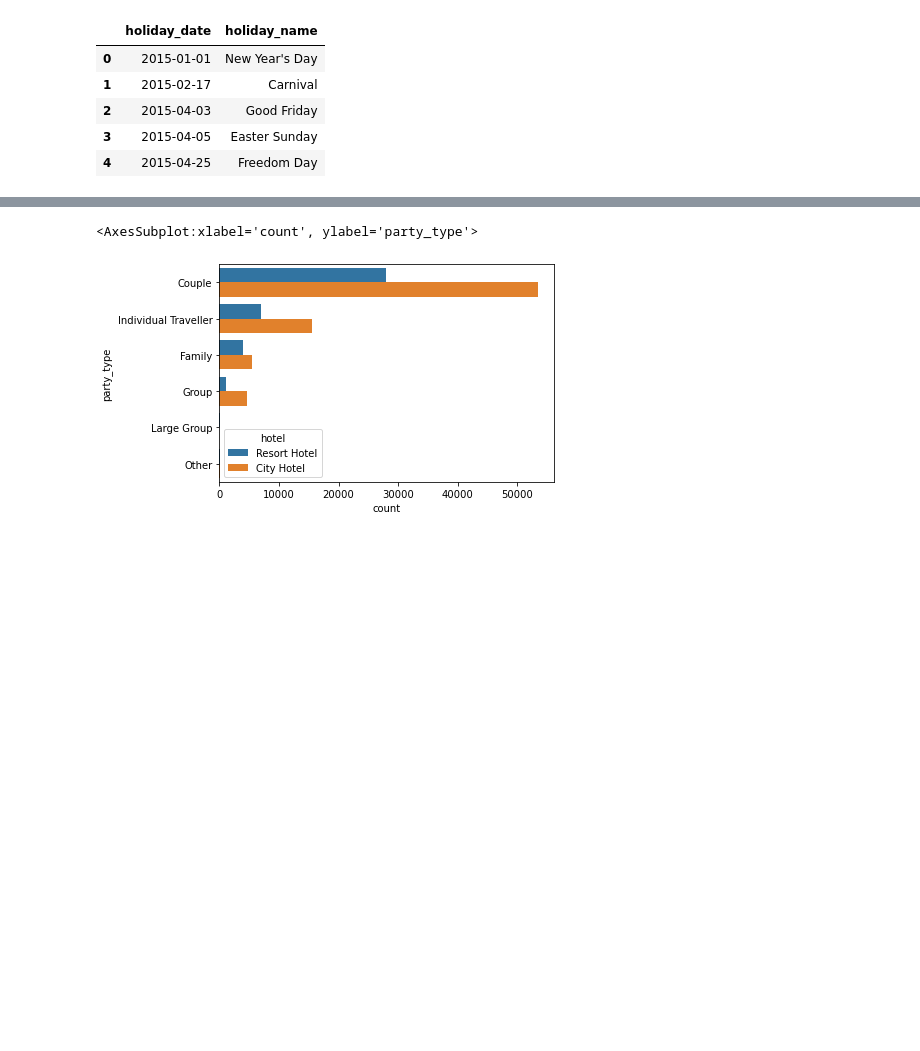
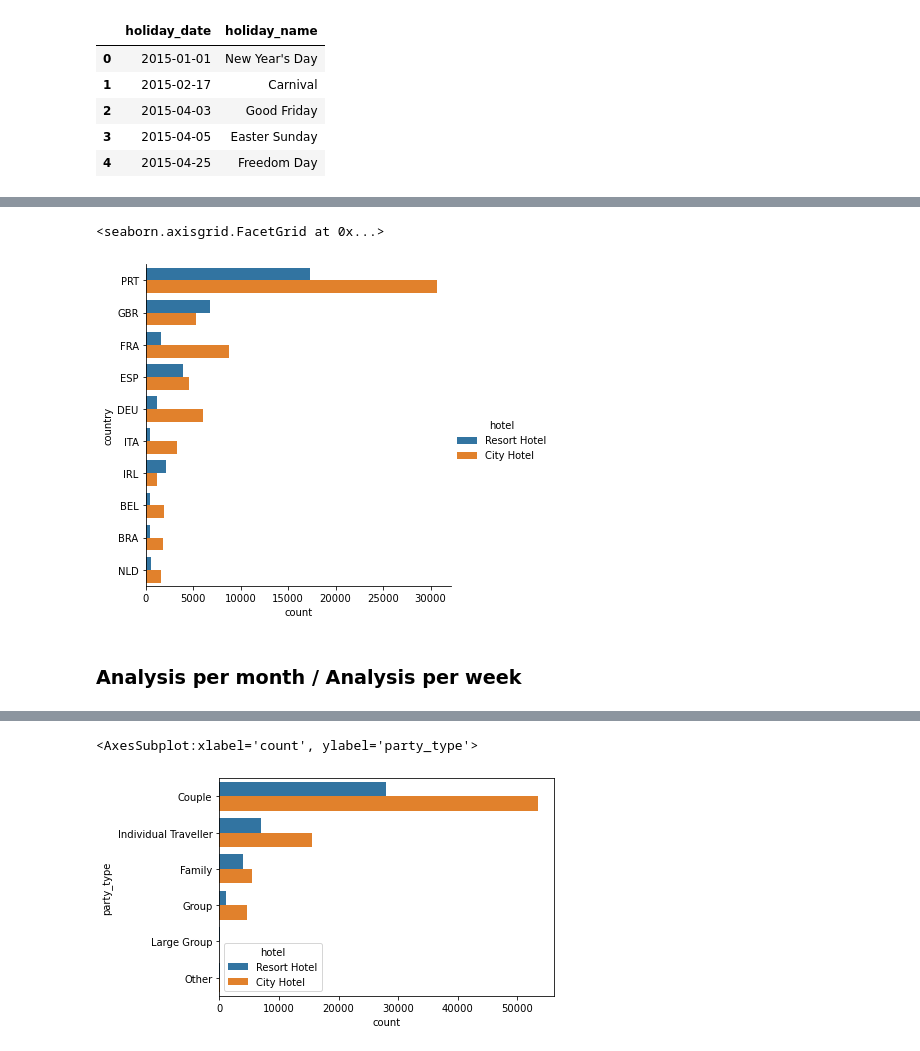
Before and after one commit to elainecorcoran1/UCDProject, a Jupyter notebook: hotel_bookings_notebook.ipynb, the cells around one changed output, grey strips where cells are left out. Cells and saved outputs as stored; diff of their text form; code cells hidden in the pictures; blank space fills up the shorter version.

```diff
--- a/hotel_bookings_notebook.ipynb
+++ b/hotel_bookings_notebook.ipynb
@@ -533,0 +518,4 @@ dtype: int64
+# %%
+arrivals_per_country = hotel_bookings.groupby("country")["arrival_date"].count().sort_values(ascending = False)
+arrivals_per_country_10 = pd.DataFrame(arrivals_per_country[0:10])
+arrivals_per_country_10
@@ -533,0 +535,8 @@ dtype: int64
+# %%
+top_10_countries = hotel_bookings[hotel_bookings["country"].isin(arrivals_per_country_10.index)]
+sns.catplot(data=top_10_countries, y="country", kind = "count", hue="hotel", order = top_10_countries['country'].value_counts().index)
+# %% [output]
+<seaborn.axisgrid.FacetGrid at 0x...>
+[figure, added]
+# %% [markdown]
+### Analysis per month / Analysis per week
```
Also changed, not shown: parts of 126 cells of this notebook.
